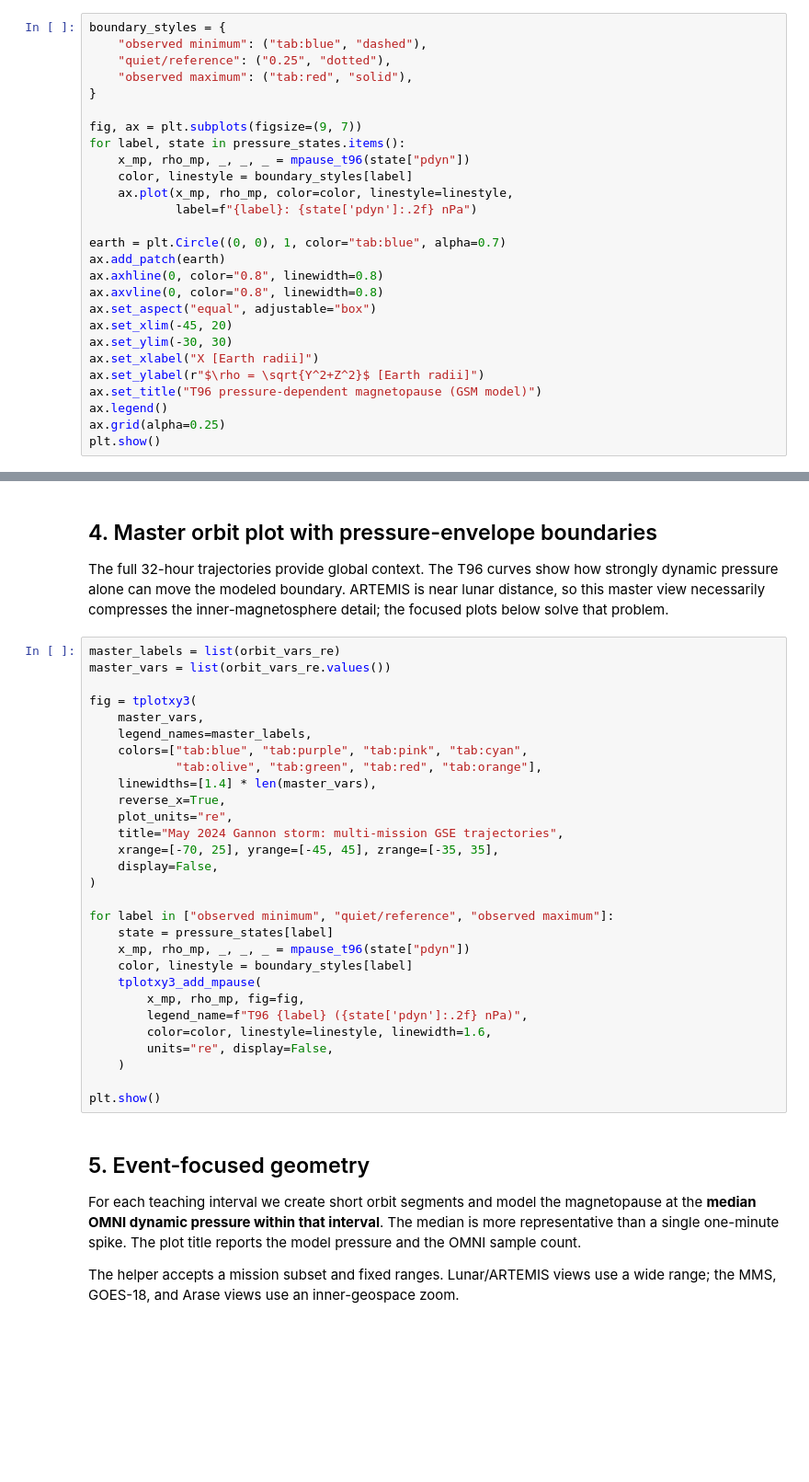
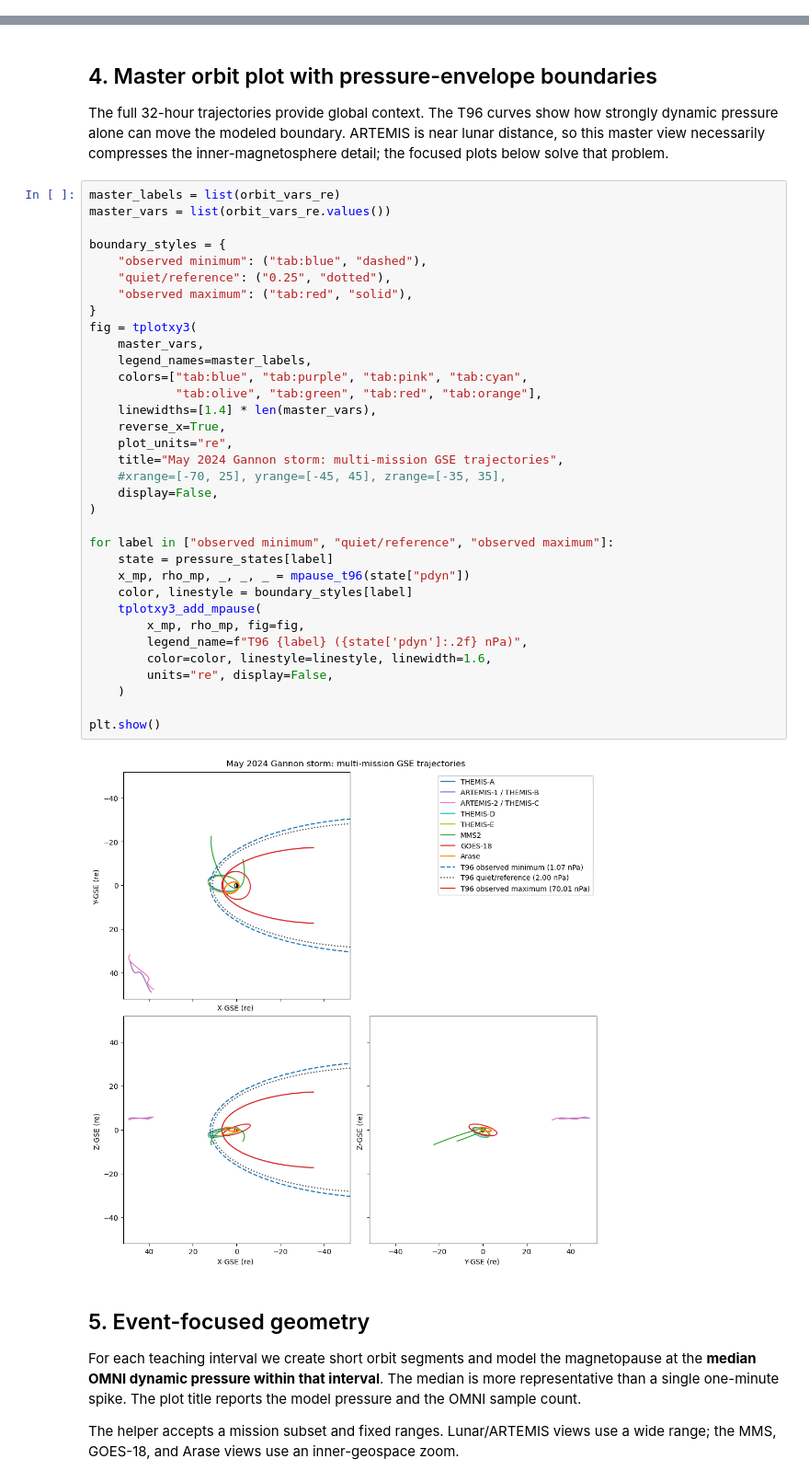
Before and after one commit to spedas/pyspedas_examples, a Jupyter notebook: pyspedas_examples/notebooks/pyhc_winter_school_2027/gannon_global_context_and_orbits.ipynb, the cells around one changed output, grey strips where cells are left out. Shown at 92% size. Cells and saved outputs as stored; diff of their text form; blank space fills up the shorter version.

```diff
--- a/pyspedas_examples/notebooks/pyhc_winter_school_2027/gannon_global_context_and_orbits.ipynb
+++ b/pyspedas_examples/notebooks/pyhc_winter_school_2027/gannon_global_context_and_orbits.ipynb
@@ -157,30 +211,3 @@ for label, state in pressure_states.items():
-# %%
-boundary_styles = {
-    "observed minimum": ("tab:blue", "dashed"),
-    "quiet/reference": ("0.25", "dotted"),
-    "observed maximum": ("tab:red", "solid"),
-}
-
-fig, ax = plt.subplots(figsize=(9, 7))
-for label, state in pressure_states.items():
-    x_mp, rho_mp, _, _, _ = mpause_t96(state["pdyn"])
-    color, linestyle = boundary_styles[label]
-    ax.plot(x_mp, rho_mp, color=color, linestyle=linestyle,
-            label=f"{label}: {state['pdyn']:.2f} nPa")
-
-earth = plt.Circle((0, 0), 1, color="tab:blue", alpha=0.7)
-ax.add_patch(earth)
-ax.axhline(0, color="0.8", linewidth=0.8)
-ax.axvline(0, color="0.8", linewidth=0.8)
-ax.set_aspect("equal", adjustable="box")
-ax.set_xlim(-45, 20)
-ax.set_ylim(-30, 30)
-ax.set_xlabel("X [Earth radii]")
-ax.set_ylabel(r"$\rho = \sqrt{Y^2+Z^2}$ [Earth radii]")
-ax.set_title("T96 pressure-dependent magnetopause (GSM model)")
-ax.legend()
-ax.grid(alpha=0.25)
-plt.show()
 # %% [markdown]
 ## 3. Load multi-mission orbit data in GSE
 
@@ -294,32 +386,39 @@ The full 32-hour trajectories provide global context. The T96 curves show how st
 # %%
 master_labels = list(orbit_vars_re)
 master_vars = list(orbit_vars_re.values())
 
+boundary_styles = {
+    "observed minimum": ("tab:blue", "dashed"),
+    "quiet/reference": ("0.25", "dotted"),
+    "observed maximum": ("tab:red", "solid"),
+}
 fig = tplotxy3(
     master_vars,
     legend_names=master_labels,
     colors=["tab:blue", "tab:purple", "tab:pink", "tab:cyan",
             "tab:olive", "tab:green", "tab:red", "tab:orange"],
     linewidths=[1.4] * len(master_vars),
     reverse_x=True,
     plot_units="re",
     title="May 2024 Gannon storm: multi-mission GSE trajectories",
-    xrange=[-70, 25], yrange=[-45, 45], zrange=[-35, 35],
+    #xrange=[-70, 25], yrange=[-45, 45], zrange=[-35, 35],
     display=False,
 )
 
 for label in ["observed minimum", "quiet/reference", "observed maximum"]:
     state = pressure_states[label]
     x_mp, rho_mp, _, _, _ = mpause_t96(state["pdyn"])
     color, linestyle = boundary_styles[label]
     tplotxy3_add_mpause(
         x_mp, rho_mp, fig=fig,
         legend_name=f"T96 {label} ({state['pdyn']:.2f} nPa)",
         color=color, linestyle=linestyle, linewidth=1.6,
         units="re", display=False,
     )
 
 plt.show()
+# %% [output]
+[figure, added]
 # %% [markdown]
 ## 5. Event-focused geometry
 
```
Also changed, not shown: parts of 13 cells of this notebook.
